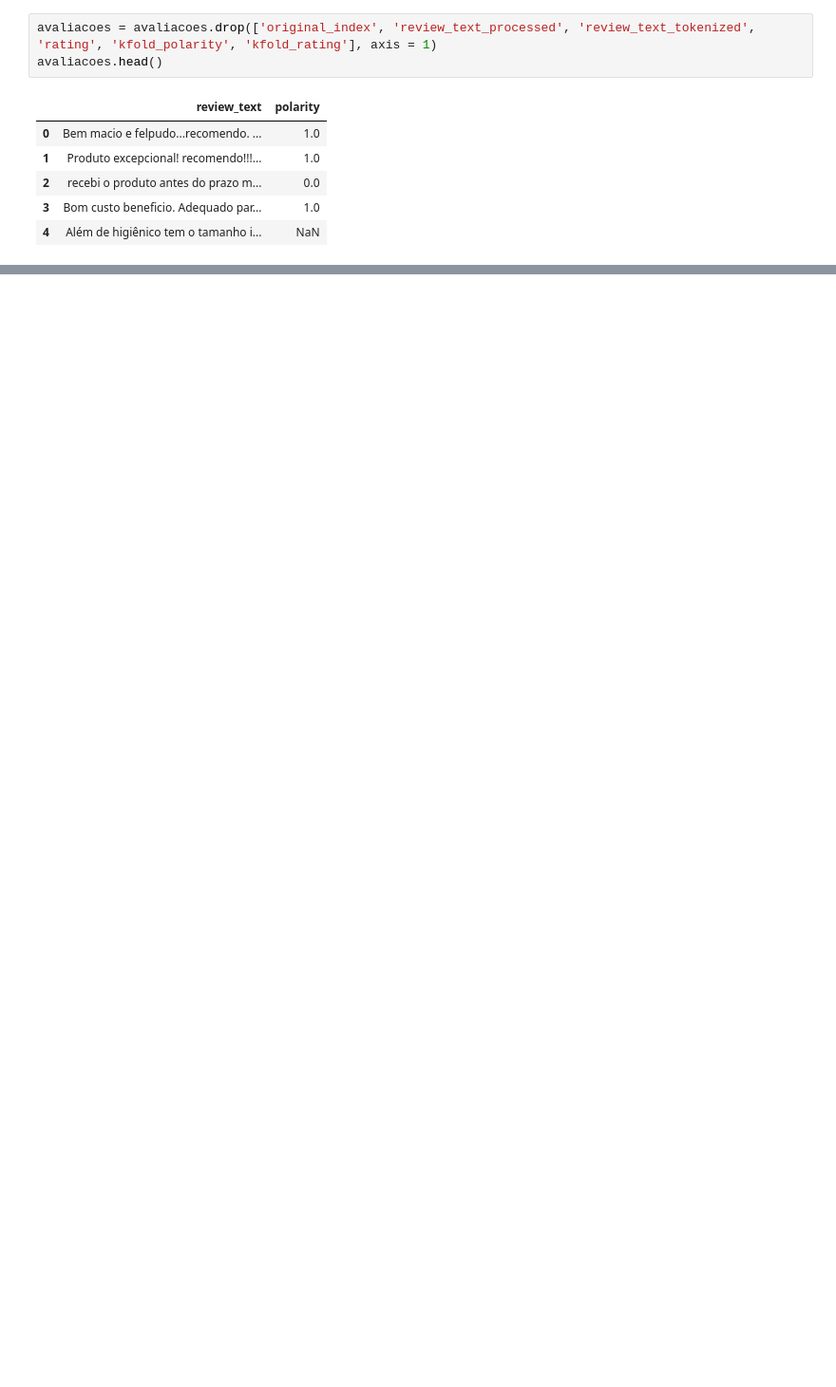
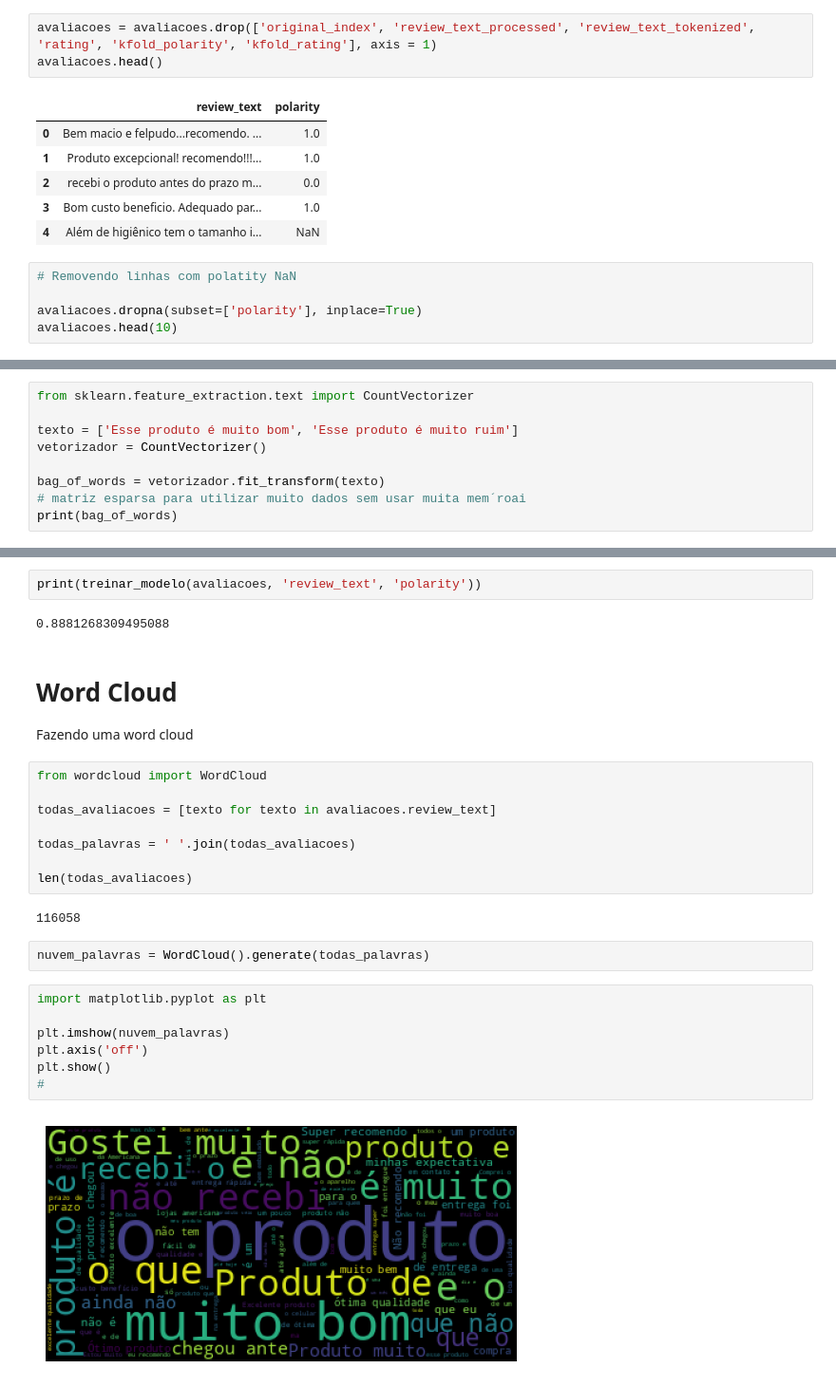
Before and after one commit to AnaPRodrigues/postech-ia, a Jupyter notebook: Classificador_avaliacao.ipynb, the cells around one changed output, grey strips where cells are left out. Shown at 95% size. Drawn from its saved outputs; the diff is of its cells as text; blank space fills up the shorter version.

```diff
--- a/Classificador_avaliacao.ipynb
+++ b/Classificador_avaliacao.ipynb
@@ -22,3 +22,8 @@ avaliacoes.head()
 | 2 | recebi o produto antes do prazo m... | 0.0 |
 | 3 | Bom custo beneficio. Adequado par... | 1.0 |
 | 4 | Além de higiênico tem o tamanho i... | NaN |
+# %%
+# Removendo linhas com polatity NaN
+
+avaliacoes.dropna(subset=['polarity'], inplace=True)
+avaliacoes.head(10)
@@ -24,0 +62,9 @@ avaliacoes.head()
+# %%
+from sklearn.feature_extraction.text import CountVectorizer
+
+texto = ['Esse produto é muito bom', 'Esse produto é muito ruim']
+vetorizador = CountVectorizer()
+
+bag_of_words = vetorizador.fit_transform(texto)
+# matriz esparsa para utilizar muito dados sem usar muita mem´roai
+print(bag_of_words)
@@ -24,0 +156,29 @@ avaliacoes.head()
+# %%
+print(treinar_modelo(avaliacoes, 'review_text', 'polarity'))
+# %% [output]
+0.8881268309495088
+# %% [markdown]
+# Word Cloud
+
+Fazendo uma word cloud
+# %%
+from wordcloud import WordCloud
+
+todas_avaliacoes = [texto for texto in avaliacoes.review_text]
+
+todas_palavras = ' '.join(todas_avaliacoes)
+
+len(todas_avaliacoes)
+# %% [output]
+116058
+# %%
+nuvem_palavras = WordCloud().generate(todas_palavras)
+# %%
+import matplotlib.pyplot as plt
+
+plt.imshow(nuvem_palavras)
+plt.axis('off')
+plt.show()
+#
+# %% [output]
+[figure, added]
```
Also changed, not shown: parts of 15 cells of this notebook.
